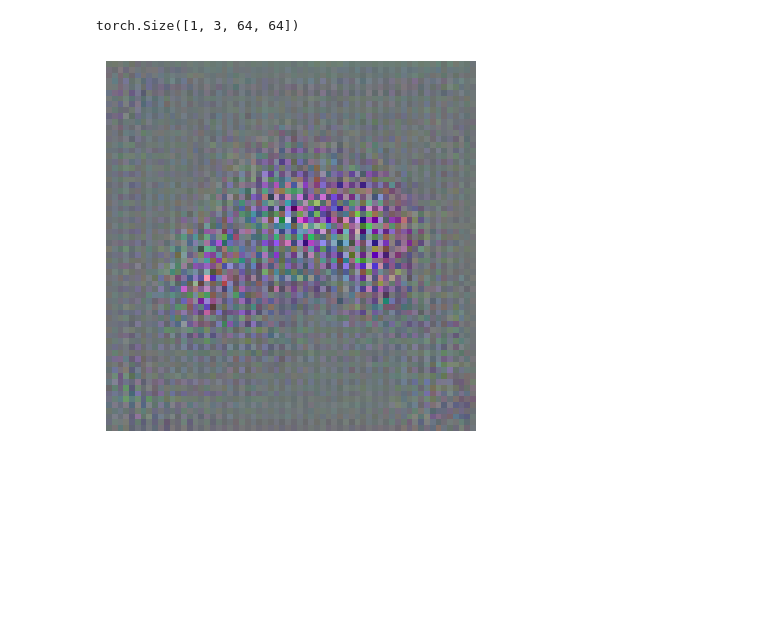
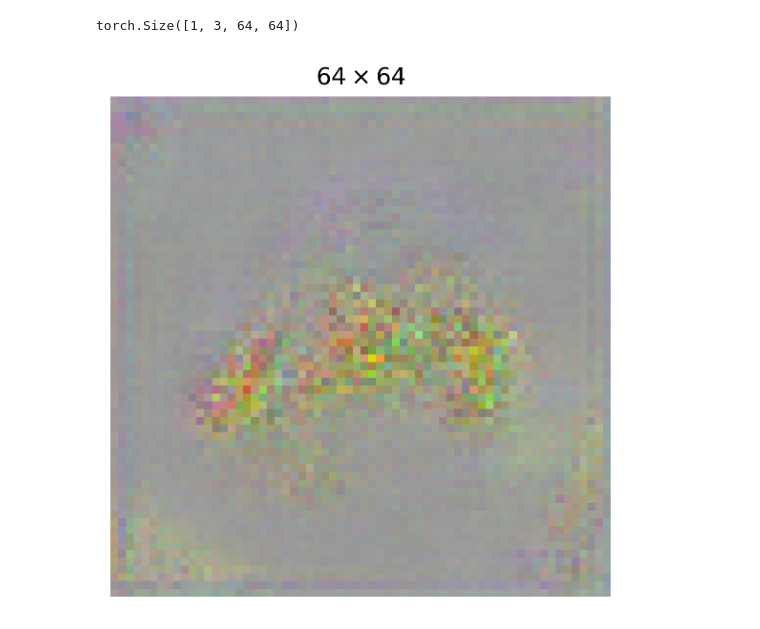
Before and after one commit to ethanharvey98/CS150-FinalProject, a Jupyter notebook: notebooks/unet.ipynb, the cells around one changed output. Cells and saved outputs as stored; diff of their text form; code cells hidden in the pictures; blank space fills up the shorter version.

Commit message:
Training models

```diff
--- a/notebooks/unet.ipynb
+++ b/notebooks/unet.ipynb
@@ -30,21 +37,27 @@ plt.show()
 # %%
-x = image[None,:,:,:]
+x_t = image[None,:,:,:]
 t = torch.tensor([1,])
-#x = torch.randn(1, 3, 1, 1)
 
-model = unet.EnhanceUNet()
+model = unet.UNet()
 
 with torch.no_grad():
-    logits = model(x, t)
+    up_x_t = torch.nn.functional.interpolate(x_t, scale_factor=2, mode="nearest")
+    logits = model(up_x_t, t)
     print(logits.shape)
 # %% [output]
 torch.Size([1, 3, 64, 64])
 # %%
 with torch.no_grad():
     norm_logits = (logits - logits.min()) / (logits.max() - logits.min())
 
-plt.imshow(norm_logits.squeeze().permute(1, 2, 0))
-plt.axis("off")
+ncols, nrows = 1, 1
+fig, ax = plt.subplots(dpi=300, figsize=(4*ncols, 4*nrows), ncols=ncols, nrows=nrows)
+
+ax.imshow(norm_logits[0].permute(1, 2, 0))
+ax.set_title(rf"${norm_logits[0].shape[1]}\times{norm_logits[0].shape[2]}$")
+ax.axis("off")
+
+fig.tight_layout()
 plt.show()
 # %% [output]
-[figure, old version]
+[figure, new version]
```
Also changed, not shown: parts of 3 cells of this notebook, 14 other files.
